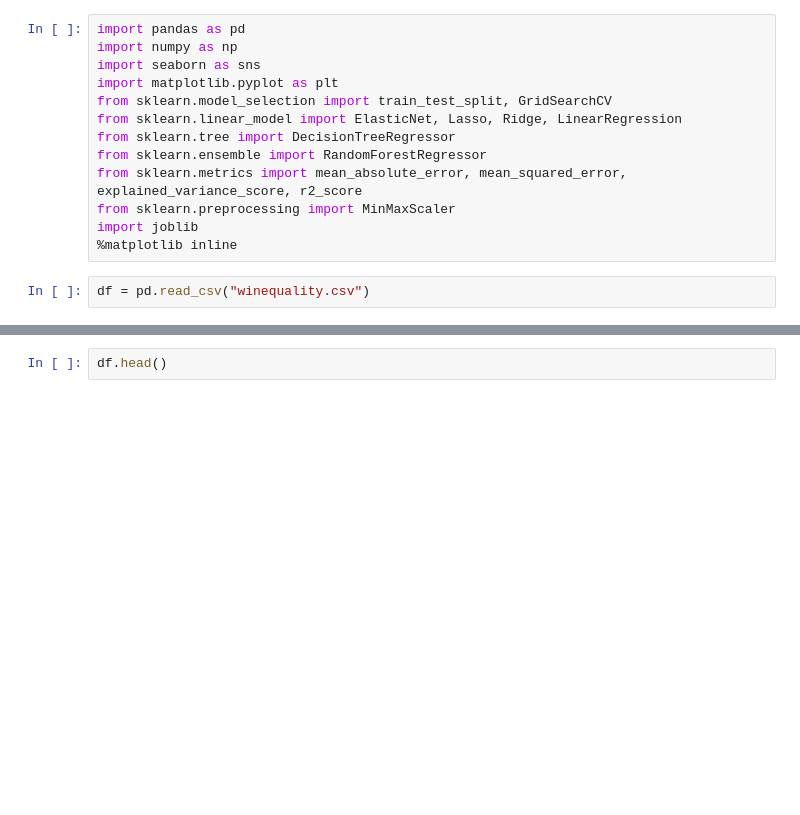
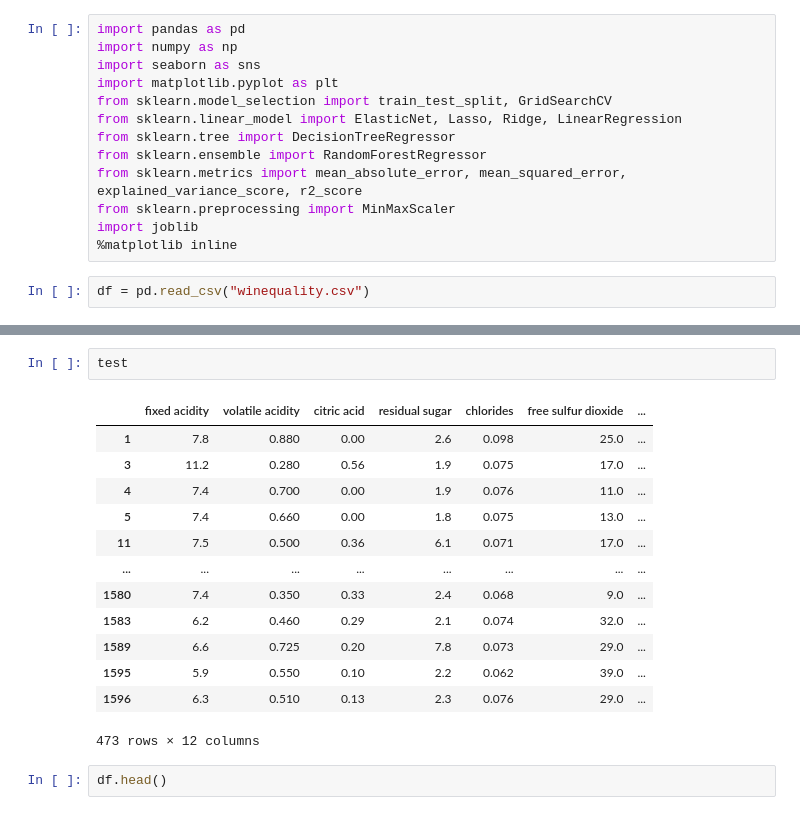
Before and after one commit to dstoecklein/mlops_wineq, a Jupyter notebook: notebooks/data_analysis.ipynb, the cells around one changed output, grey strips where cells are left out. Saved outputs shown, nothing was run; the diff lists cells and outputs as text; blank space fills up the shorter version.

```diff
--- a/notebooks/data_analysis.ipynb
+++ b/notebooks/data_analysis.ipynb
@@ -16,3 +44,19 @@ df = pd.read_csv("winequality.csv")
+# %%
+test
+# %% [output]
+|  | fixed acidity | volatile acidity | citric acid | residual sugar | chlorides | free sulfur dioxide | ... |
+| 1 | 7.8 | 0.880 | 0.00 | 2.6 | 0.098 | 25.0 | ... |
+| 3 | 11.2 | 0.280 | 0.56 | 1.9 | 0.075 | 17.0 | ... |
+| 4 | 7.4 | 0.700 | 0.00 | 1.9 | 0.076 | 11.0 | ... |
+| 5 | 7.4 | 0.660 | 0.00 | 1.8 | 0.075 | 13.0 | ... |
+| 11 | 7.5 | 0.500 | 0.36 | 6.1 | 0.071 | 17.0 | ... |
+| ... | ... | ... | ... | ... | ... | ... | ... |
+| 1580 | 7.4 | 0.350 | 0.33 | 2.4 | 0.068 | 9.0 | ... |
+| 1583 | 6.2 | 0.460 | 0.29 | 2.1 | 0.074 | 32.0 | ... |
+| 1589 | 6.6 | 0.725 | 0.20 | 7.8 | 0.073 | 29.0 | ... |
+| 1595 | 5.9 | 0.550 | 0.10 | 2.2 | 0.062 | 39.0 | ... |
+| 1596 | 6.3 | 0.510 | 0.13 | 2.3 | 0.076 | 29.0 | ... |
+473 rows × 12 columns
 # %%
 df.head()
 # %% [output]
```
Also changed, not shown: parts of 3 cells of this notebook, 12 other files.
